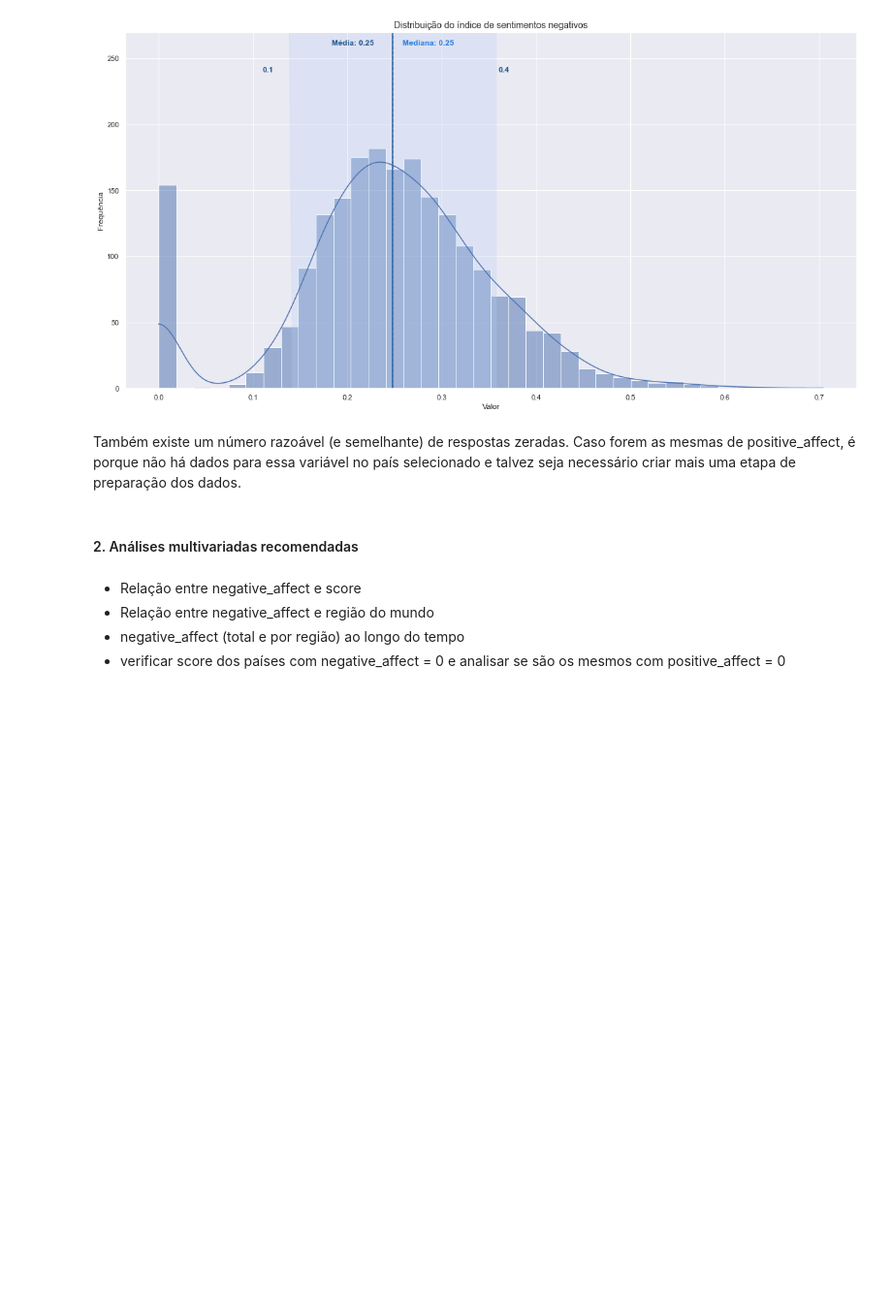
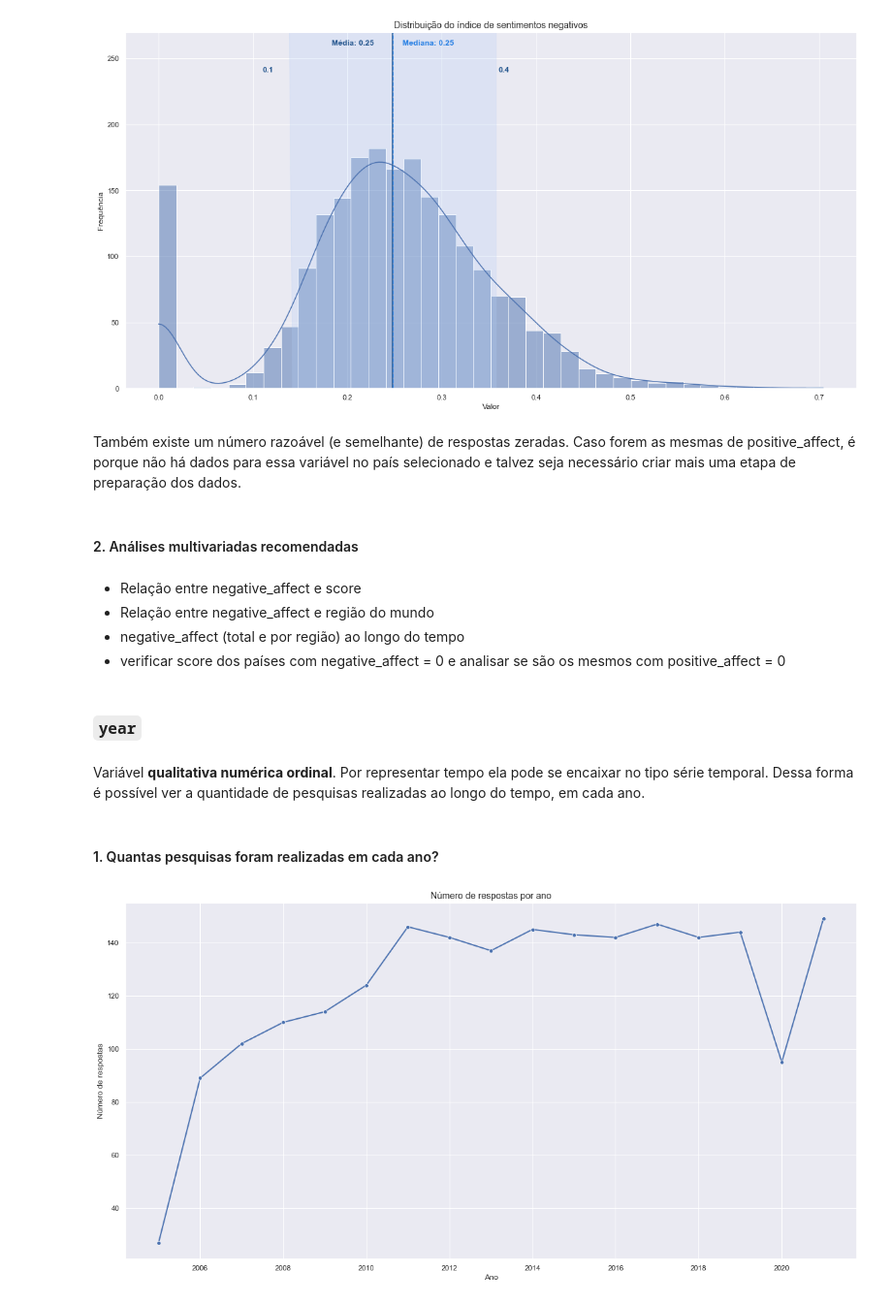
Before and after one commit to SalatielBairros/world-happiness-report, a Jupyter notebook: analysis/UnivariateAnalysis.ipynb, the cells around one changed output. Shown at 97% size. Cells and saved outputs as stored; diff of their text form; code cells hidden in the pictures; blank space fills up the shorter version.

```diff
--- a/analysis/UnivariateAnalysis.ipynb
+++ b/analysis/UnivariateAnalysis.ipynb
@@ -534,3 +534,18 @@ Também existe um número razoável (e semelhante) de respostas zeradas. Caso fo
 * Relação entre negative_affect e região do mundo
 * negative_affect (total e por região) ao longo do tempo
 * verificar score dos países com negative_affect = 0 e analisar se são os mesmos com positive_affect = 0
+# %% [markdown]
+### `year`
+# %% [markdown]
+Variável **qualitativa numérica ordinal**. Por representar tempo ela pode se encaixar no tipo série temporal. Dessa forma é possível ver a quantidade de pesquisas realizadas ao longo do tempo, em cada ano.
+# %% [markdown]
+#### 1. Quantas pesquisas foram realizadas em cada ano?
+# %%
+responses_by_year = pd.DataFrame(dataset['year'].value_counts()).reset_index().rename(columns={'index':'year', 'year':'count'}).sort_values(by='year', ascending=True)
+sns.lineplot(x='year', y='count', data=responses_by_year, markers=True, marker='o', linewidth=2)
+plt.title('Número de respostas por ano', fontsize=14)
+plt.xlabel('Ano')
+plt.ylabel('Número de respostas')
+plt.show();
+# %% [output]
+[figure, added]
```
Also changed, not shown: parts of 3 cells of this notebook, 1 other file.
